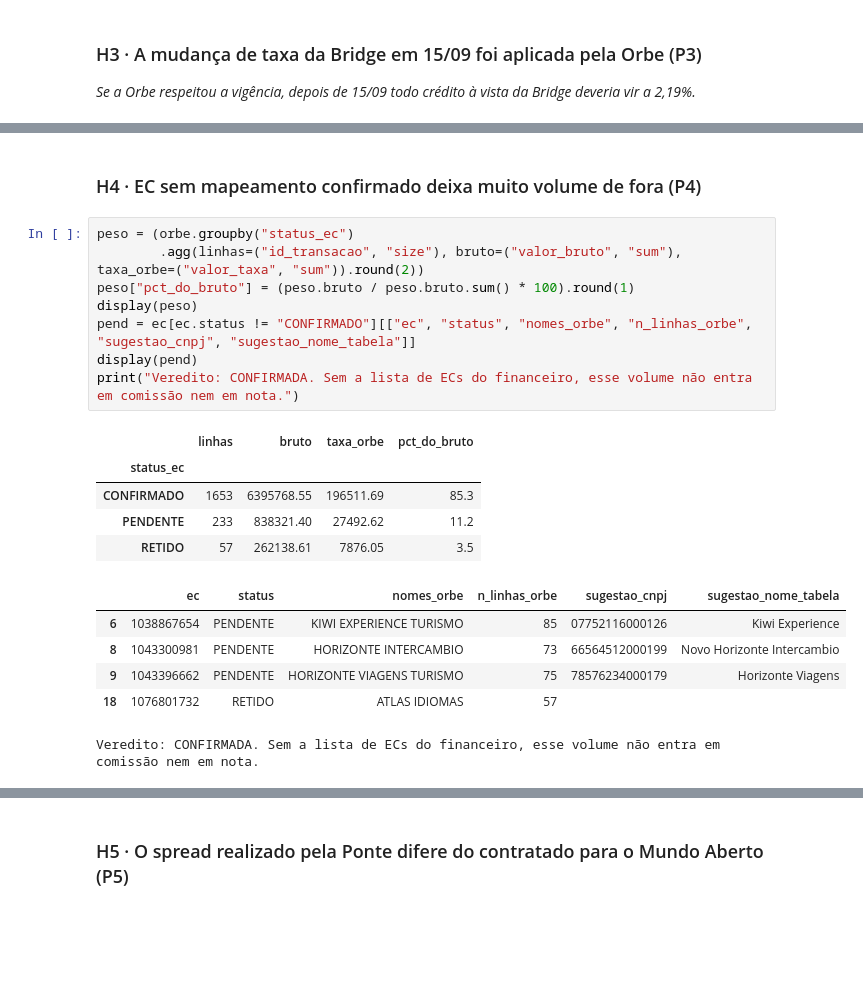
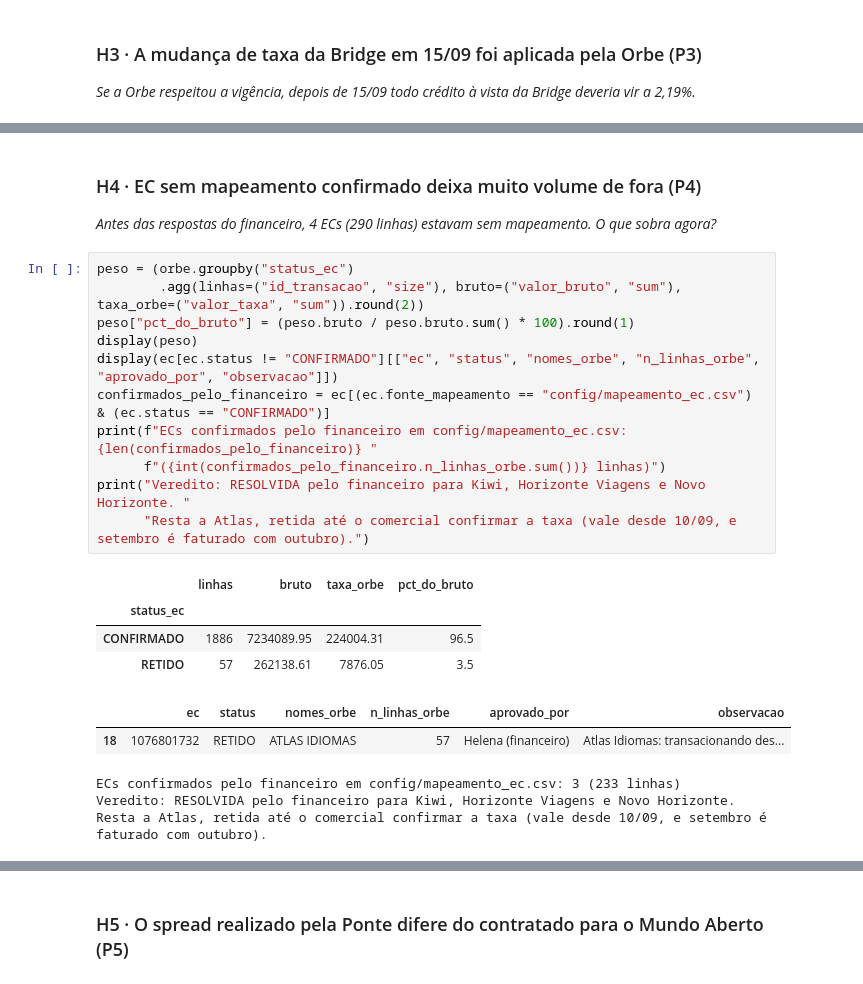
Before and after one commit to matos01pedro26-lab/hackaton_barte, a Jupyter notebook: analise_setembro.ipynb, the cells around one changed output, grey strips where cells are left out. Saved outputs shown, nothing was run; the diff lists cells and outputs as text; blank space fills up the shorter version.

```diff
--- a/analise_setembro.ipynb
+++ b/analise_setembro.ipynb
@@ -430,22 +443,23 @@ Total das divergências reais de checkout (ECs confirmados): 92 linhas, R$ 1,575
 # %% [markdown]
 ### H4 · EC sem mapeamento confirmado deixa muito volume de fora (P4)
+*Antes das respostas do financeiro, 4 ECs (290 linhas) estavam sem mapeamento. O que sobra agora?*
 # %%
 peso = (orbe.groupby("status_ec")
         .agg(linhas=("id_transacao", "size"), bruto=("valor_bruto", "sum"), taxa_orbe=("valor_taxa", "sum")).round(2))
 peso["pct_do_bruto"] = (peso.bruto / peso.bruto.sum() * 100).round(1)
 display(peso)
-pend = ec[ec.status != "CONFIRMADO"][["ec", "status", "nomes_orbe", "n_linhas_orbe", "sugestao_cnpj", "sugestao_nome_tabela"]]
-display(pend)
-print("Veredito: CONFIRMADA. Sem a lista de ECs do financeiro, esse volume não entra em comissão nem em nota.")
+display(ec[ec.status != "CONFIRMADO"][["ec", "status", "nomes_orbe", "n_linhas_orbe", "aprovado_por", "observacao"]])
+confirmados_pelo_financeiro = ec[(ec.fonte_mapeamento == "config/mapeamento_ec.csv") & (ec.status == "CONFIRMADO")]
+print(f"ECs confirmados pelo financeiro em config/mapeamento_ec.csv: {len(confirmados_pelo_financeiro)} "
+      f"({int(confirmados_pelo_financeiro.n_linhas_orbe.sum())} linhas)")
+print("Veredito: RESOLVIDA pelo financeiro para Kiwi, Horizonte Viagens e Novo Horizonte. "
+      "Resta a Atlas, retida até o comercial confirmar a taxa (vale desde 10/09, e setembro é faturado com outubro).")
 # %% [output]
 |  | linhas | bruto | taxa_orbe | pct_do_bruto |
 | status_ec |  |  |  |  |
-| CONFIRMADO | 1653 | 6395768.55 | 196511.69 | 85.3 |
-| PENDENTE | 233 | 838321.40 | 27492.62 | 11.2 |
+| CONFIRMADO | 1886 | 7234089.95 | 224004.31 | 96.5 |
 | RETIDO | 57 | 262138.61 | 7876.05 | 3.5 |
-|  | ec | status | nomes_orbe | n_linhas_orbe | sugestao_cnpj | sugestao_nome_tabela |
-| 6 | 1038867654 | PENDENTE | KIWI EXPERIENCE TURISMO | 85 | 07752116000126 | Kiwi Experience |
-| 8 | 1043300981 | PENDENTE | HORIZONTE INTERCAMBIO | 73 | 66564512000199 | Novo Horizonte Intercambio |
-| 9 | 1043396662 | PENDENTE | HORIZONTE VIAGENS TURISMO | 75 | 78576234000179 | Horizonte Viagens |
-| 18 | 1076801732 | RETIDO | ATLAS IDIOMAS | 57 |  |  |
+|  | ec | status | nomes_orbe | n_linhas_orbe | aprovado_por | observacao |
+| 18 | 1076801732 | RETIDO | ATLAS IDIOMAS | 57 | Helena (financeiro) | Atlas Idiomas: transacionando des... |
-Veredito: CONFIRMADA. Sem a lista de ECs do financeiro, esse volume não entra em comissão nem em nota.
+ECs confirmados pelo financeiro em config/mapeamento_ec.csv: 3 (233 linhas)
+Veredito: RESOLVIDA pelo financeiro para Kiwi, Horizonte Viagens e Novo Horizonte. Resta a Atlas, retida até o comercial confirmar a taxa (vale desde 10/09, e setembro é faturado com outubro).
```
Also changed, not shown: parts of 20 cells of this notebook, 13 other files.
